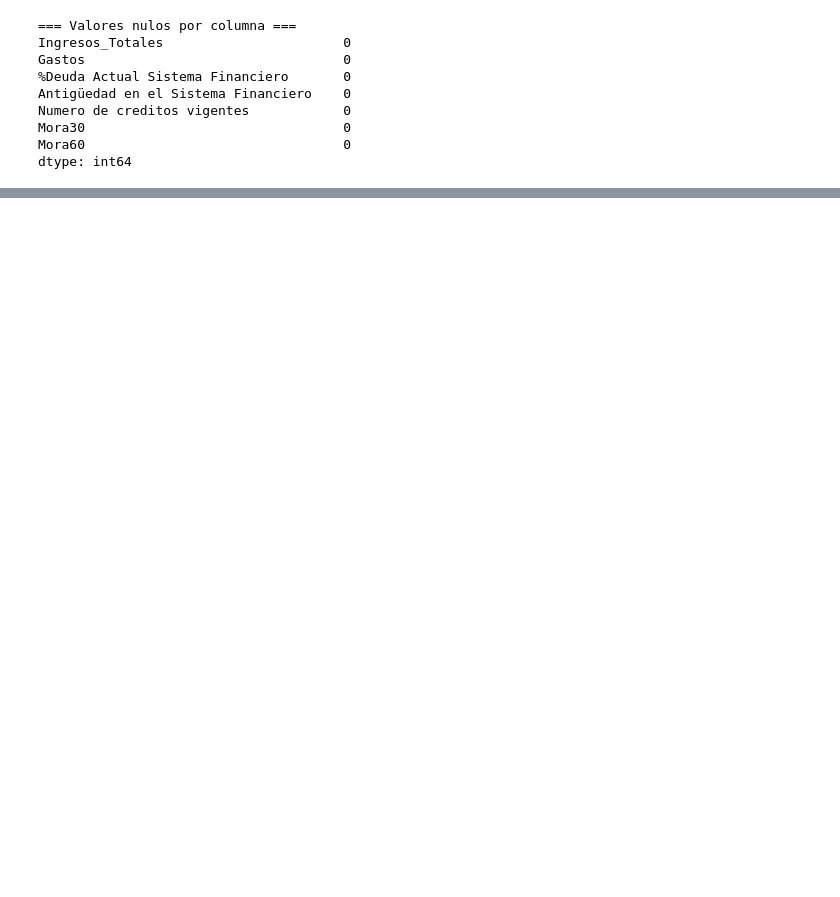
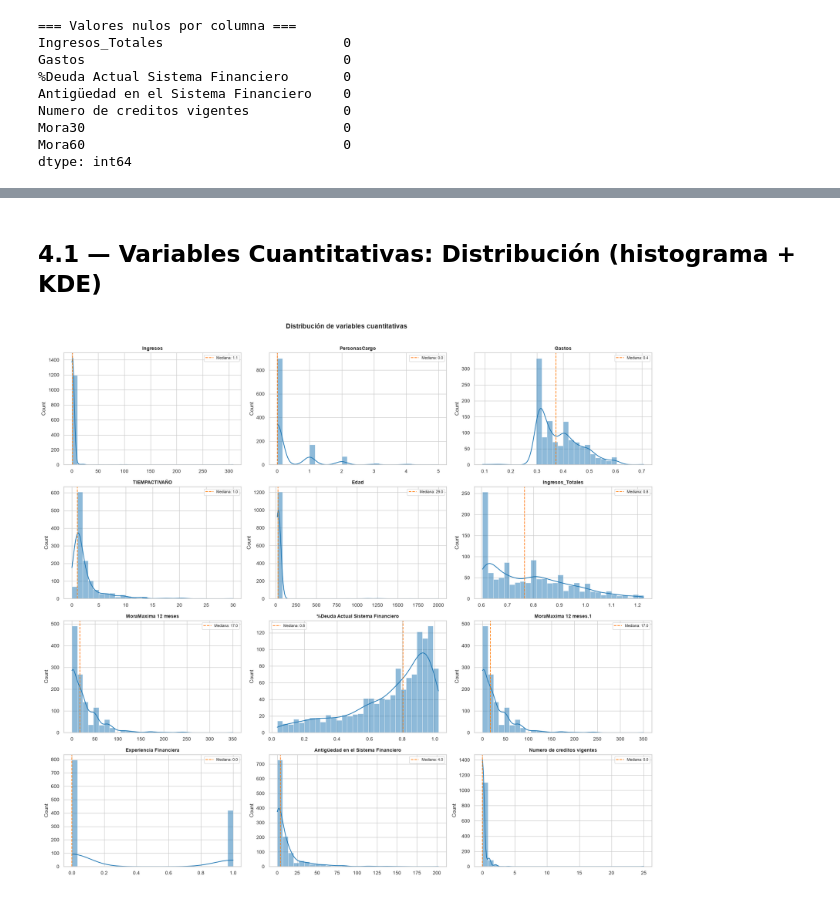
Before and after one commit to VelasquezG/TallerIA, a Jupyter notebook: TallerIA.ipynb, the cells around one changed output, grey strips where cells are left out. Drawn from its saved outputs; the diff is of its cells as text; code cells hidden in the pictures; blank space fills up the shorter version.

```diff
--- a/TallerIA.ipynb
+++ b/TallerIA.ipynb
@@ -307,0 +360,23 @@ print(rn['RN4_carga_crediticia'].value_counts().sort_index().to_string())
+# %% [markdown]
+## 4.1 — Variables Cuantitativas: Distribución (histograma + KDE)
+# %%
+fig, axes = plt.subplots(nrows, ncols, figsize=(18, nrows * 4))
+axes = axes.flatten()
+
+for i, col in enumerate(cols_num):
+    ax = axes[i]
+    data = df[col].dropna()
+    sns.histplot(data, kde=True, ax=ax, color=AZUL, bins=30, edgecolor='white', linewidth=0.4)
+    ax.set_title(col, fontsize=10, fontweight='bold')
+    ax.set_xlabel('')
+    ax.axvline(data.median(), color=NARANJA, linestyle='--', linewidth=1.4, label=f'Mediana: {data.median():.1f}')
+    ax.legend(fontsize=8)
+
+for j in range(i + 1, len(axes)):
+    axes[j].set_visible(False)
+
+fig.suptitle('Distribución de variables cuantitativas', fontsize=14, fontweight='bold', y=1.01)
+plt.tight_layout()
+plt.show()
+# %% [output]
+[figure, added]
```
Also changed, not shown: parts of 13 cells of this notebook.
